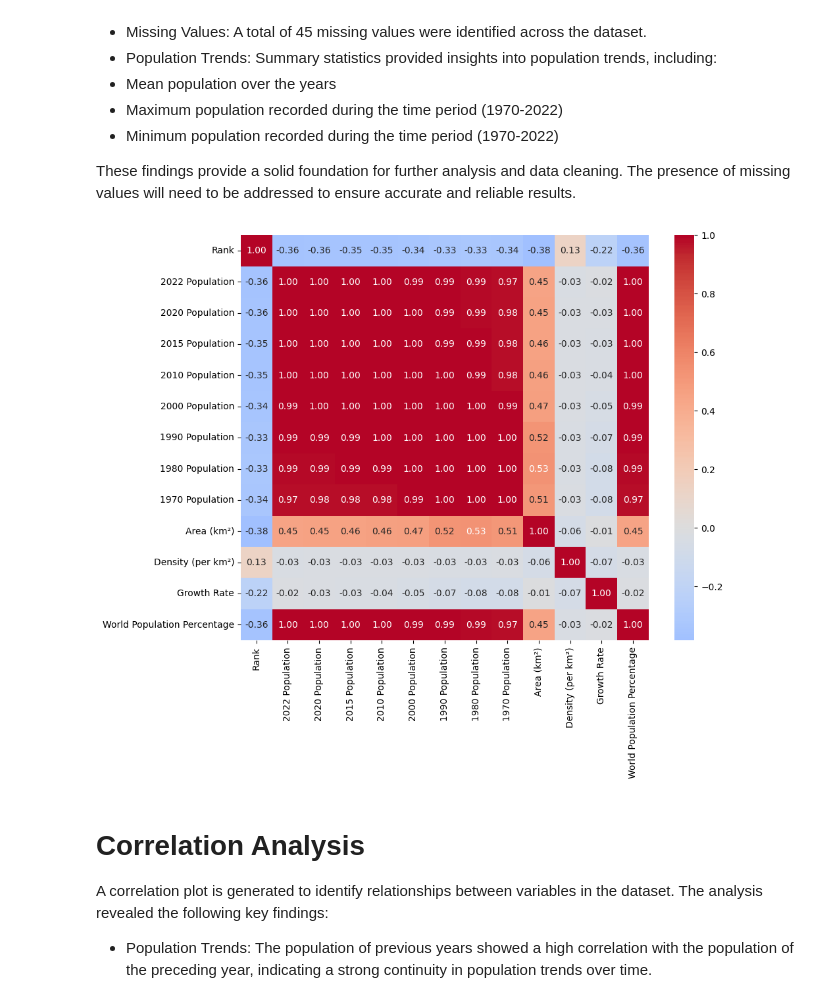
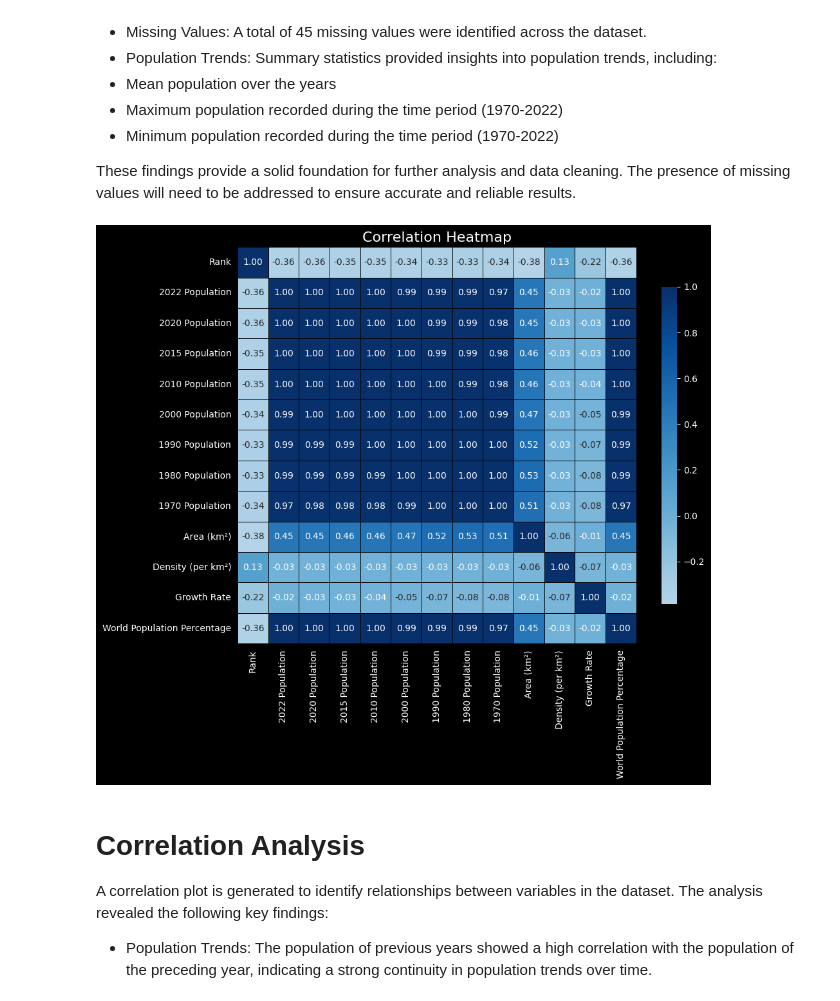
Before and after one commit to SANJAY-KRISHNA-MV/EDA, a Jupyter notebook: World Population EDA/population_eda.ipynb, the cells around one changed output. Drawn from its saved outputs; the diff is of its cells as text; code cells hidden in the pictures.

```diff
--- a/World Population EDA/population_eda.ipynb
+++ b/World Population EDA/population_eda.ipynb
@@ -147,11 +148,18 @@ These findings provide a solid foundation for further analysis and data cleaning
 # %%
 corr_data = raw_df.select_dtypes(include=['int64','float64']).corr()
 # %%
-plt.subplots(figsize=(10, 8))
-sns.heatmap(corr_data, annot = True, fmt = '.2f', cmap='coolwarm', center=0)
+plt.subplots(figsize=(10, 8), facecolor='black')
+ax = plt.gca()
+sns.heatmap(corr_data, annot = True, fmt = '.2f', cmap='Blues', center=0, linecolor='black', linewidths=0.5, cbar_kws={"shrink": .8})
+plt.title('Correlation Heatmap', fontsize=16, color='white')
+plt.xticks(fontsize=10, color='white')
+plt.yticks(fontsize=10, color='white')
+cbar = ax.collections[0].colorbar
+cbar.ax.yaxis.label.set_color('white')
+cbar.ax.tick_params(colors='white')
 plt.show()
 # %% [output]
-[figure, old version]
+[figure, new version]
 # %% [markdown]
 # Correlation Analysis
 A correlation plot is generated to identify relationships between variables in the dataset. The analysis revealed the following key findings:
```
Also changed, not shown: parts of 24 cells of this notebook.
